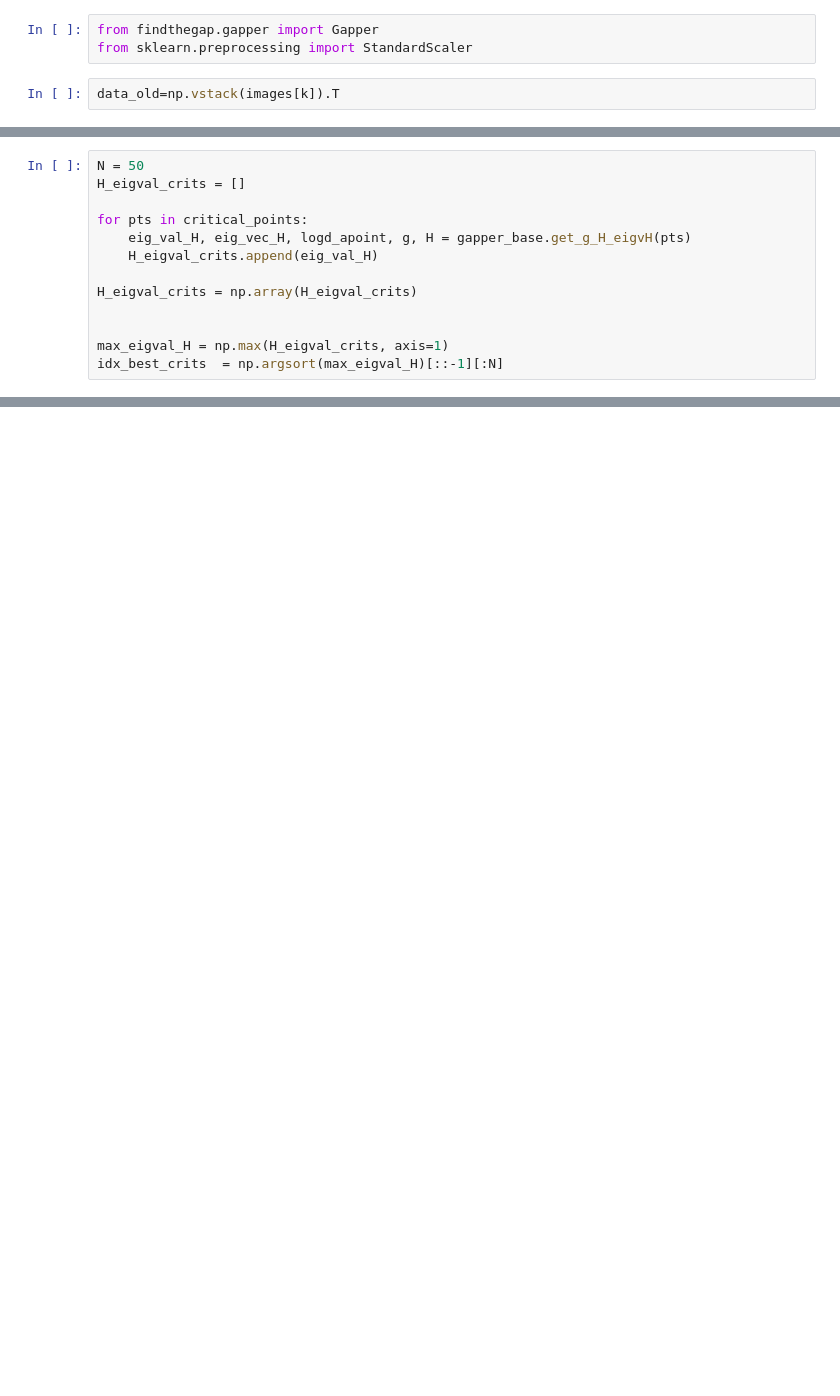
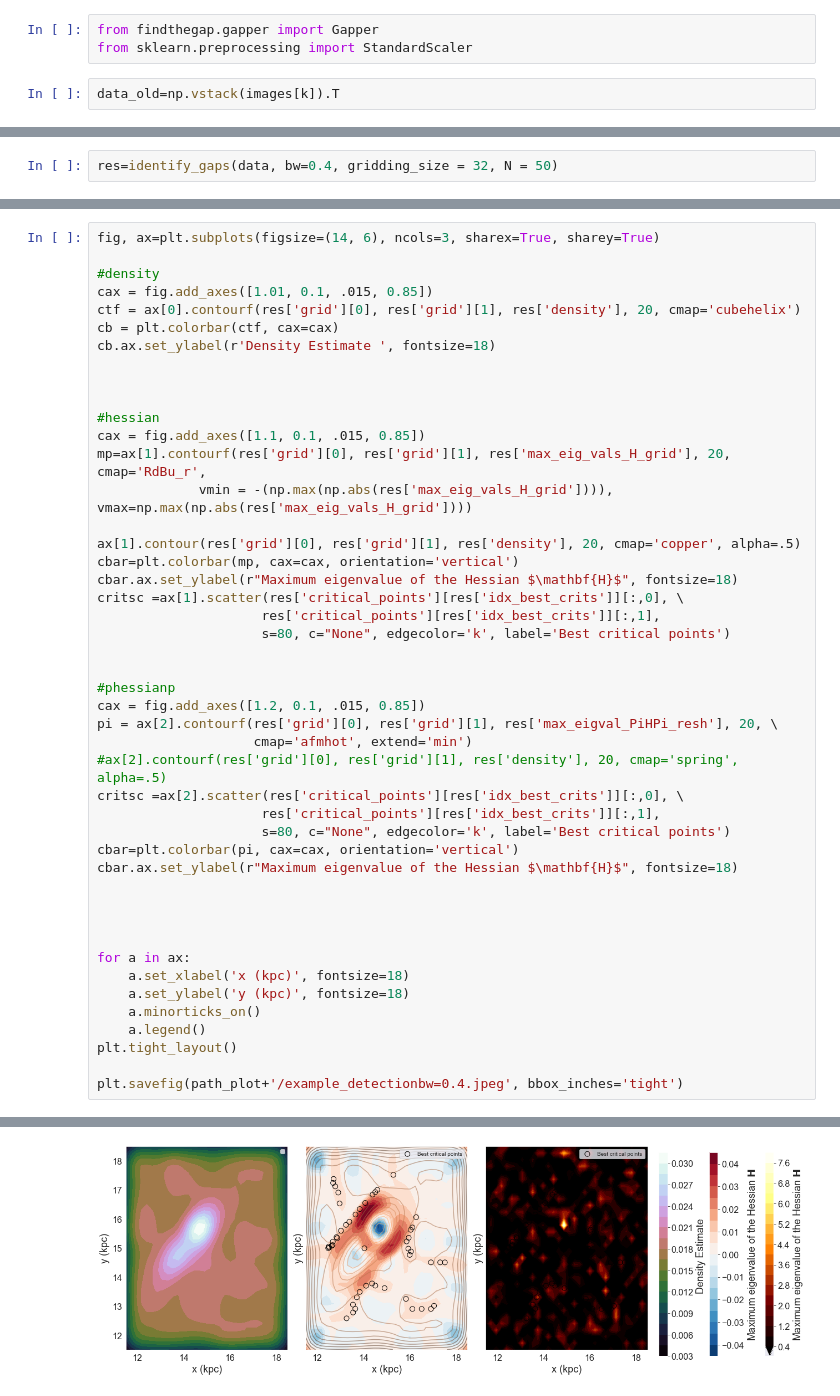
Before and after one commit to caganze/stellarstreams, a Jupyter notebook: notebooks/Gap in M31 Evolution.ipynb, the cells around one changed output, grey strips where cells are left out. Cells and saved outputs as stored; diff of their text form; blank space fills up the shorter version.

```diff
--- a/notebooks/Gap in M31 Evolution.ipynb
+++ b/notebooks/Gap in M31 Evolution.ipynb
@@ -658,13 +629,0 @@ max_eig_vals_H_grid = np.max(eig_vals_H, axis=1).reshape((gridding_size, griddin
-# %%
-N = 50
-H_eigval_crits = []
-
-for pts in critical_points:
-    eig_val_H, eig_vec_H, logd_apoint, g, H = gapper_base.get_g_H_eigvH(pts)
-    H_eigval_crits.append(eig_val_H)
-
-H_eigval_crits = np.array(H_eigval_crits)
-
-
-max_eigval_H = np.max(H_eigval_crits, axis=1)
-idx_best_crits  = np.argsort(max_eigval_H)[::-1][:N]
@@ -709,0 +692,2 @@ plt.savefig(path_plot+'/example_detection.jpeg', bbox_inches='tight')
+# %%
+res=identify_gaps(data, bw=0.4, gridding_size = 32, N = 50)
@@ -709,0 +698,47 @@ plt.savefig(path_plot+'/example_detection.jpeg', bbox_inches='tight')
+# %%
+fig, ax=plt.subplots(figsize=(14, 6), ncols=3, sharex=True, sharey=True)
+
+#density
+cax = fig.add_axes([1.01, 0.1, .015, 0.85])
+ctf = ax[0].contourf(res['grid'][0], res['grid'][1], res['density'], 20, cmap='cubehelix')
+cb = plt.colorbar(ctf, cax=cax)
+cb.ax.set_ylabel(r'Density Estimate ', fontsize=18)
+
+
+
+#hessian
+cax = fig.add_axes([1.1, 0.1, .015, 0.85])
+mp=ax[1].contourf(res['grid'][0], res['grid'][1], res['max_eig_vals_H_grid'], 20, cmap='RdBu_r',
+             vmin = -(np.max(np.abs(res['max_eig_vals_H_grid']))), vmax=np.max(np.abs(res['max_eig_vals_H_grid'])))
+
+ax[1].contour(res['grid'][0], res['grid'][1], res['density'], 20, cmap='copper', alpha=.5)
+cbar=plt.colorbar(mp, cax=cax, orientation='vertical')
+cbar.ax.set_ylabel(r"Maximum eigenvalue of the Hessian $\mathbf{H}$", fontsize=18)
+critsc =ax[1].scatter(res['critical_points'][res['idx_best_crits']][:,0], \
+                     res['critical_points'][res['idx_best_crits']][:,1],
+                     s=80, c="None", edgecolor='k', label='Best critical points')
+
+
+#phessianp
+cax = fig.add_axes([1.2, 0.1, .015, 0.85])
+pi = ax[2].contourf(res['grid'][0], res['grid'][1], res['max_eigval_PiHPi_resh'], 20, \
+                    cmap='afmhot', extend='min')
+#ax[2].contourf(res['grid'][0], res['grid'][1], res['density'], 20, cmap='spring', alpha=.5)
+critsc =ax[2].scatter(res['critical_points'][res['idx_best_crits']][:,0], \
+                     res['critical_points'][res['idx_best_crits']][:,1],
+                     s=80, c="None", edgecolor='k', label='Best critical points')
+cbar=plt.colorbar(pi, cax=cax, orientation='vertical')
+cbar.ax.set_ylabel(r"Maximum eigenvalue of the Hessian $\mathbf{H}$", fontsize=18)
+
+
+
+
+for a in ax:
+    a.set_xlabel('x (kpc)', fontsize=18)
+    a.set_ylabel('y (kpc)', fontsize=18)
+    a.minorticks_on()
+    a.legend()
+plt.tight_layout()
+
+plt.savefig(path_plot+'/example_detectionbw=0.4.jpeg', bbox_inches='tight')
+# %% [output]
@@ -709,0 +746 @@ plt.savefig(path_plot+'/example_detection.jpeg', bbox_inches='tight')
+[figure, added]
```
Also changed, not shown: parts of 15 cells of this notebook, 1 other file.
